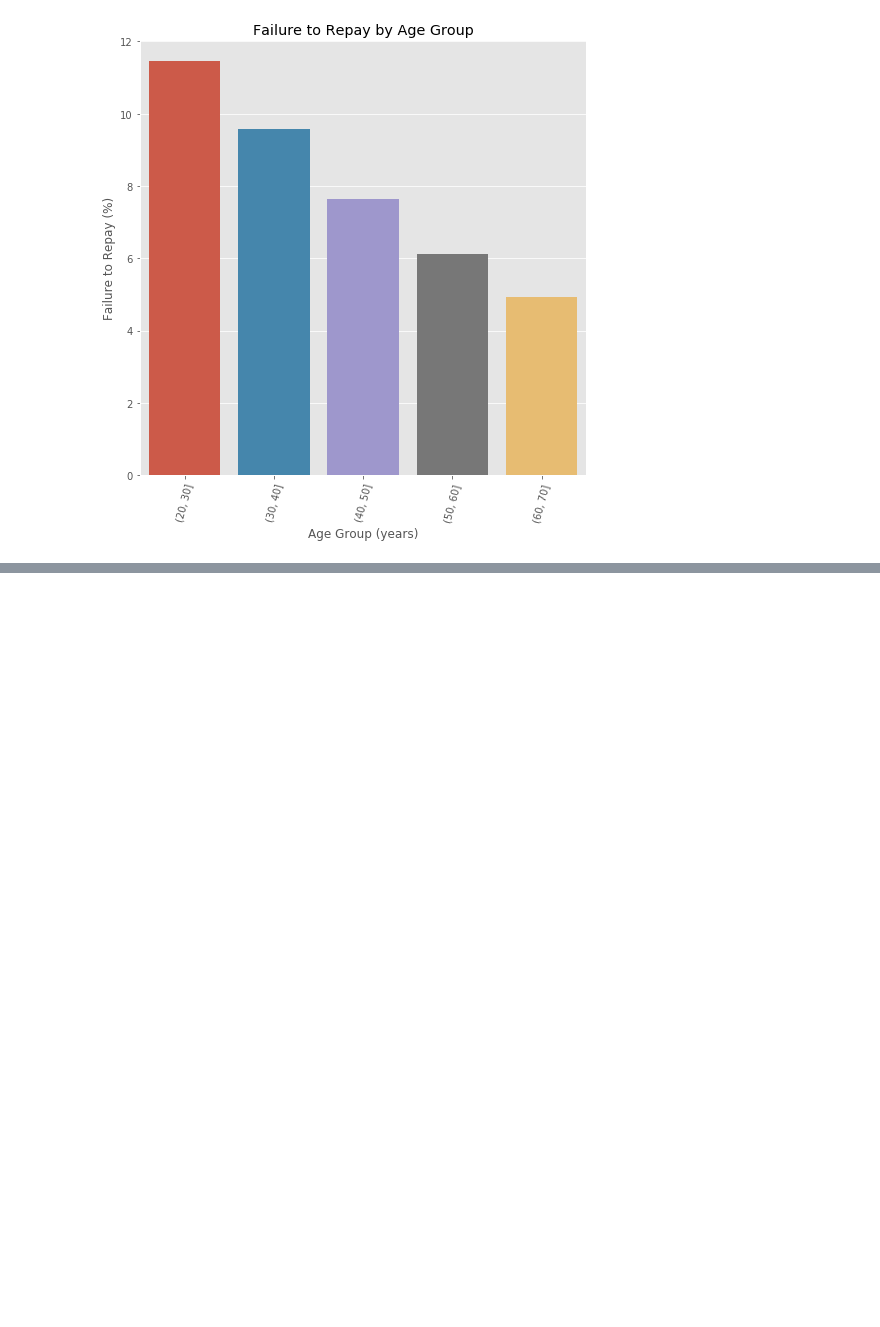
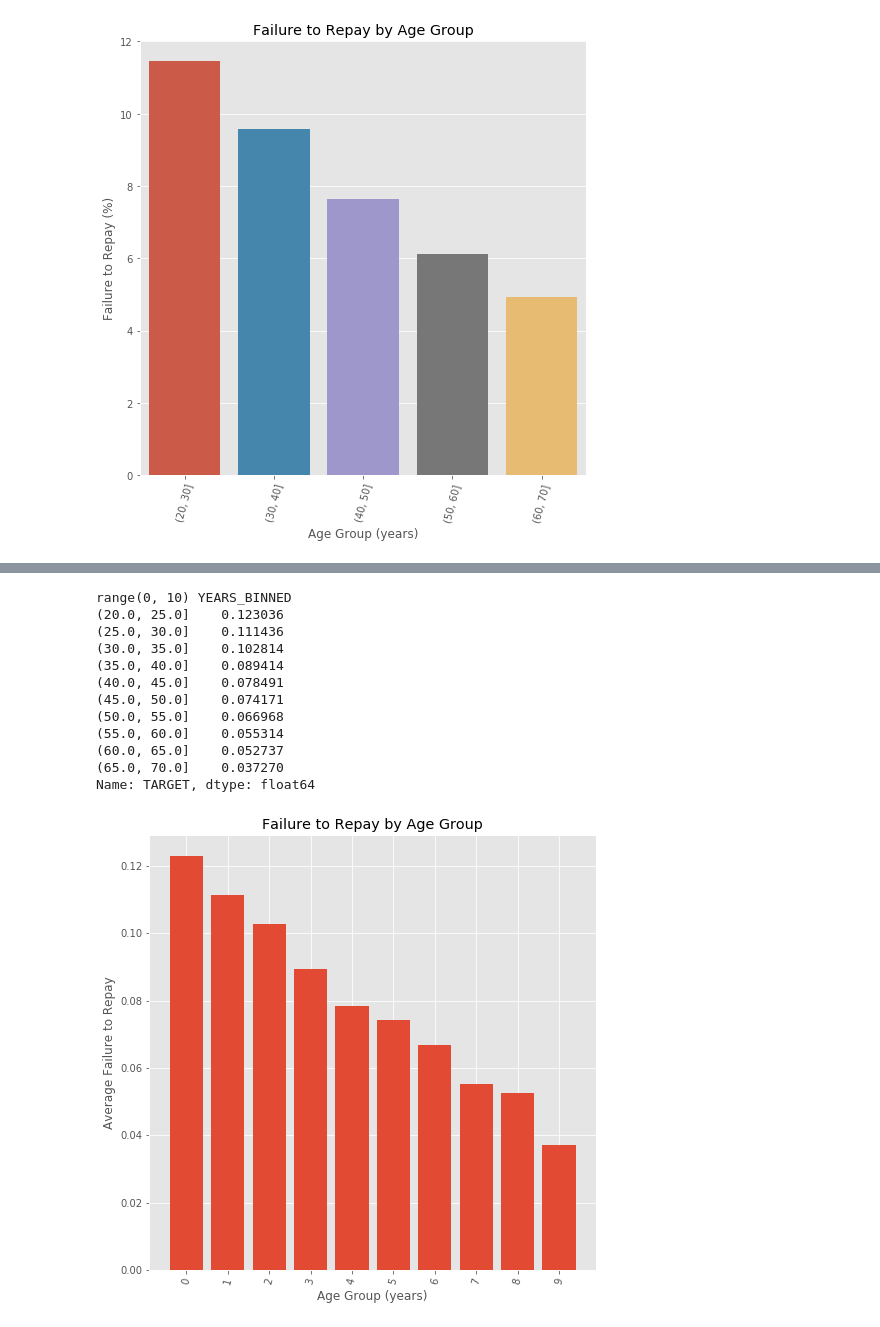
Before and after one commit to loe1616/Machine_operation, a Jupyter notebook: Day018/Day_018_HW.ipynb, the cells around one changed output, grey strips where cells are left out. Saved outputs shown, nothing was run; the diff lists cells and outputs as text; code cells hidden in the pictures; blank space fills up the shorter version.

```diff
--- a/Day018/Day_018_HW.ipynb
+++ b/Day018/Day_018_HW.ipynb
@@ -98,0 +113,5 @@ plt.title('Failure to Repay by Age Group');
+# %%
+age_data1 = app_train[['TARGET','DAYS_BIRTH']]
+age_data1['YEARS_BIRTH'] = age_data1['DAYS_BIRTH'] / 365
+age_data1['YEARS_BINNED'] = pd.cut(app_train['YEARS_BIRTH'],np.linspace(20,70,num = 11))
+age_data1.head(10)
@@ -98,0 +140,3 @@ plt.title('Failure to Repay by Age Group');
+# %%
+age_groups1  = age_data1.groupby('YEARS_BINNED').mean()
+age_groups1
@@ -98,0 +156,20 @@ plt.title('Failure to Repay by Age Group');
+# %%
+plt.figure(figsize = (8, 8))
+print(range(len(age_groups1.index)),age_groups1['TARGET'])
+plt.bar(range(len(age_groups1.index)),age_groups1['TARGET'])
+plt.xticks(range(len(age_groups1.index)),age_groups1.index,  rotation = 75); plt.xlabel('Age Group (years)'); plt.ylabel('Average Failure to Repay')
+plt.title('Failure to Repay by Age Group');
+# %% [output]
+range(0, 10) YEARS_BINNED
+(20.0, 25.0]    0.123036
+(25.0, 30.0]    0.111436
+(30.0, 35.0]    0.102814
+(35.0, 40.0]    0.089414
+(40.0, 45.0]    0.078491
+(45.0, 50.0]    0.074171
+(50.0, 55.0]    0.066968
+(55.0, 60.0]    0.055314
+(60.0, 65.0]    0.052737
+(65.0, 70.0]    0.037270
+Name: TARGET, dtype: float64
+[figure, added]
```
Also changed, not shown: parts of 3 cells of this notebook.
